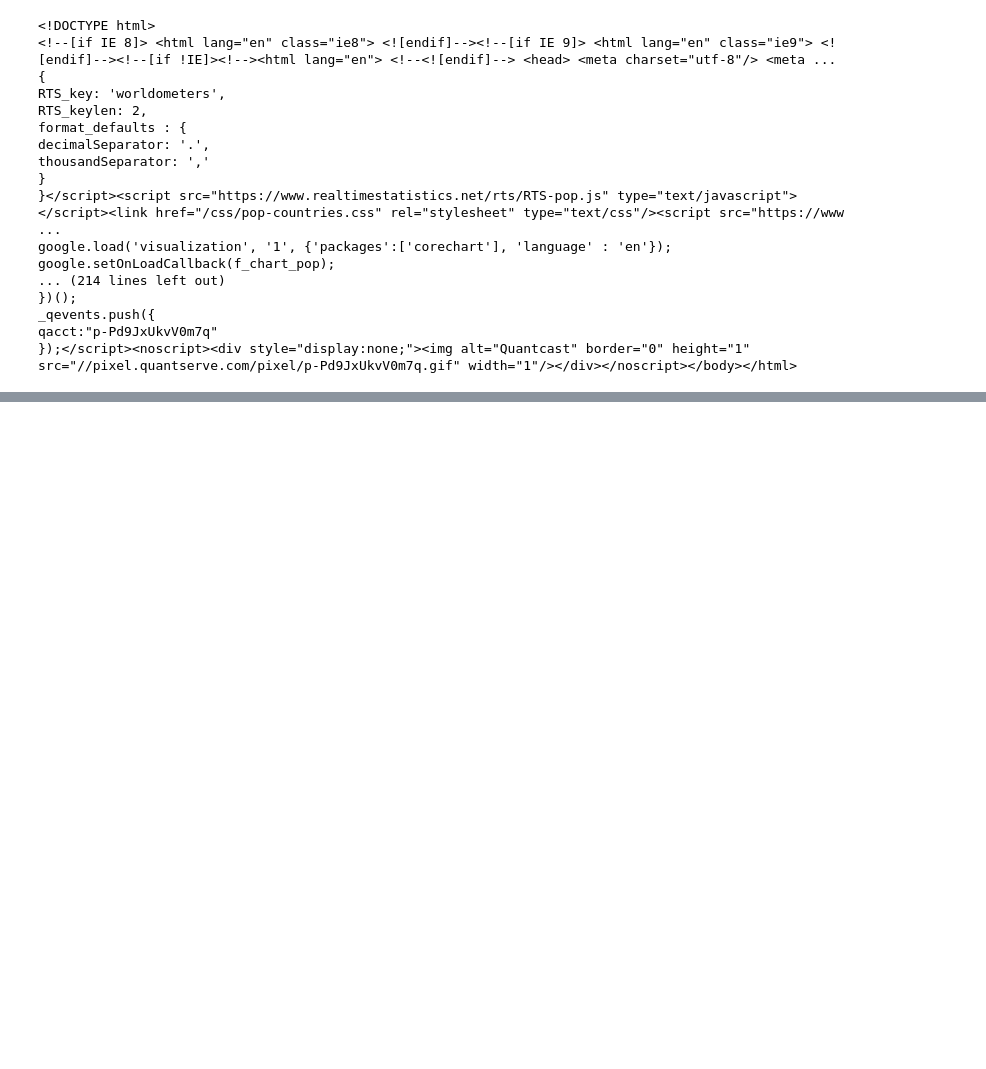
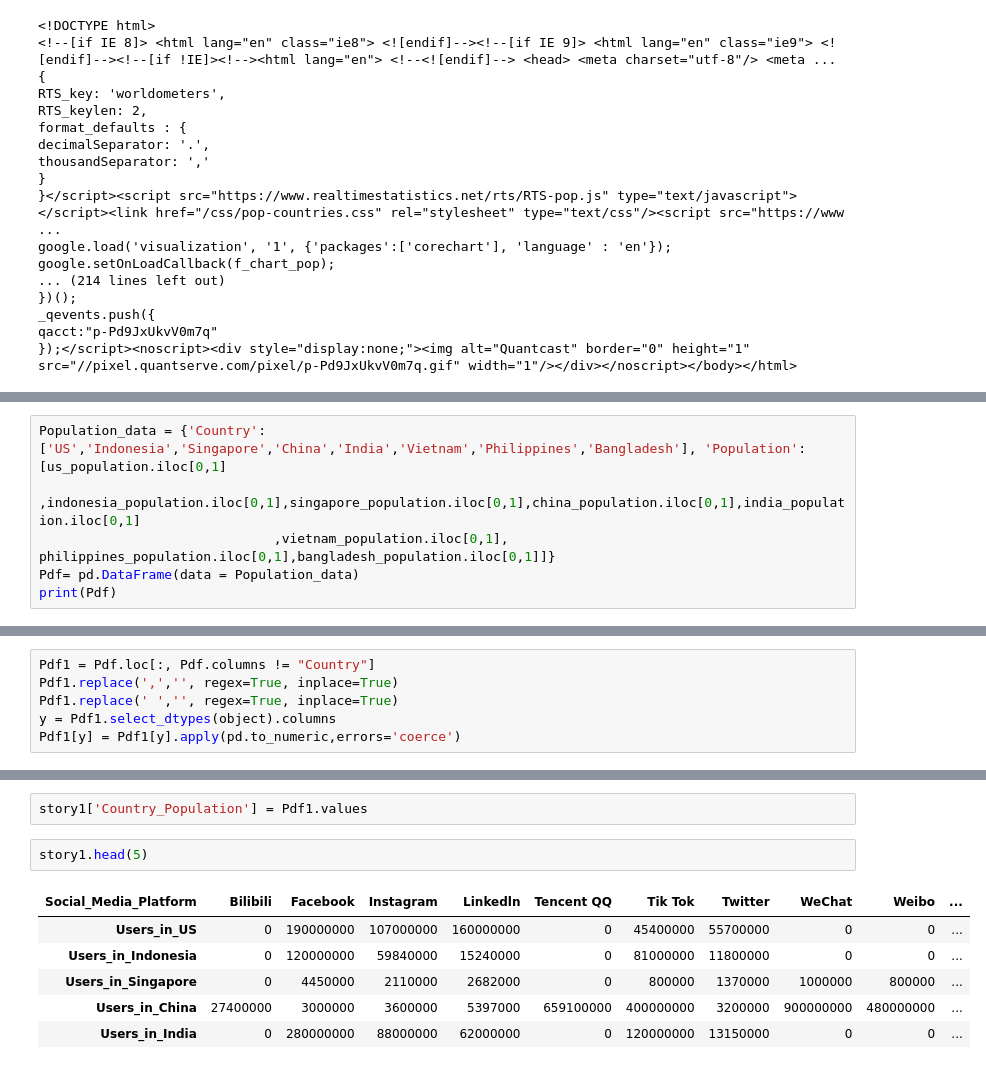
Before and after one commit to imdebarun/Singapore_DigiLabs, a Jupyter notebook: SocMed_Sol.ipynb, the cells around one changed output, grey strips where cells are left out. Drawn from its saved outputs; the diff is of its cells as text; blank space fills up the shorter version.

```diff
--- a/SocMed_Sol.ipynb
+++ b/SocMed_Sol.ipynb
@@ -1169,0 +1185,6 @@ bangladesh_population.iloc[0,1]
+# %%
+Population_data = {'Country':['US','Indonesia','Singapore','China','India','Vietnam','Philippines','Bangladesh'], 'Population':[us_population.iloc[0,1]
+                              ,indonesia_population.iloc[0,1],singapore_population.iloc[0,1],china_population.iloc[0,1],india_population.iloc[0,1]
+                              ,vietnam_population.iloc[0,1], philippines_population.iloc[0,1],bangladesh_population.iloc[0,1]]}
+Pdf= pd.DataFrame(data = Population_data)
+print(Pdf)
@@ -1169,0 +1201,6 @@ bangladesh_population.iloc[0,1]
+# %%
+Pdf1 = Pdf.loc[:, Pdf.columns != "Country"]
+Pdf1.replace(',','', regex=True, inplace=True)
+Pdf1.replace(' ','', regex=True, inplace=True)
+y = Pdf1.select_dtypes(object).columns
+Pdf1[y] = Pdf1[y].apply(pd.to_numeric,errors='coerce')
@@ -1169,0 +1228,11 @@ bangladesh_population.iloc[0,1]
+# %%
+story1['Country_Population'] = Pdf1.values
+# %%
+story1.head(5)
+# %% [output]
+| Social_Media_Platform | Bilibili | Facebook | Instagram | Linkedln | Tencent QQ | Tik Tok | Twitter | WeChat | Weibo | ... |
+| Users_in_US | 0 | 190000000 | 107000000 | 160000000 | 0 | 45400000 | 55700000 | 0 | 0 | ... |
+| Users_in_Indonesia | 0 | 120000000 | 59840000 | 15240000 | 0 | 81000000 | 11800000 | 0 | 0 | ... |
+| Users_in_Singapore | 0 | 4450000 | 2110000 | 2682000 | 0 | 800000 | 1370000 | 1000000 | 800000 | ... |
+| Users_in_China | 27400000 | 3000000 | 3600000 | 5397000 | 659100000 | 400000000 | 3200000 | 900000000 | 480000000 | ... |
+| Users_in_India | 0 | 280000000 | 88000000 | 62000000 | 0 | 120000000 | 13150000 | 0 | 0 | ... |
```
Also changed, not shown: parts of 8 cells of this notebook.
